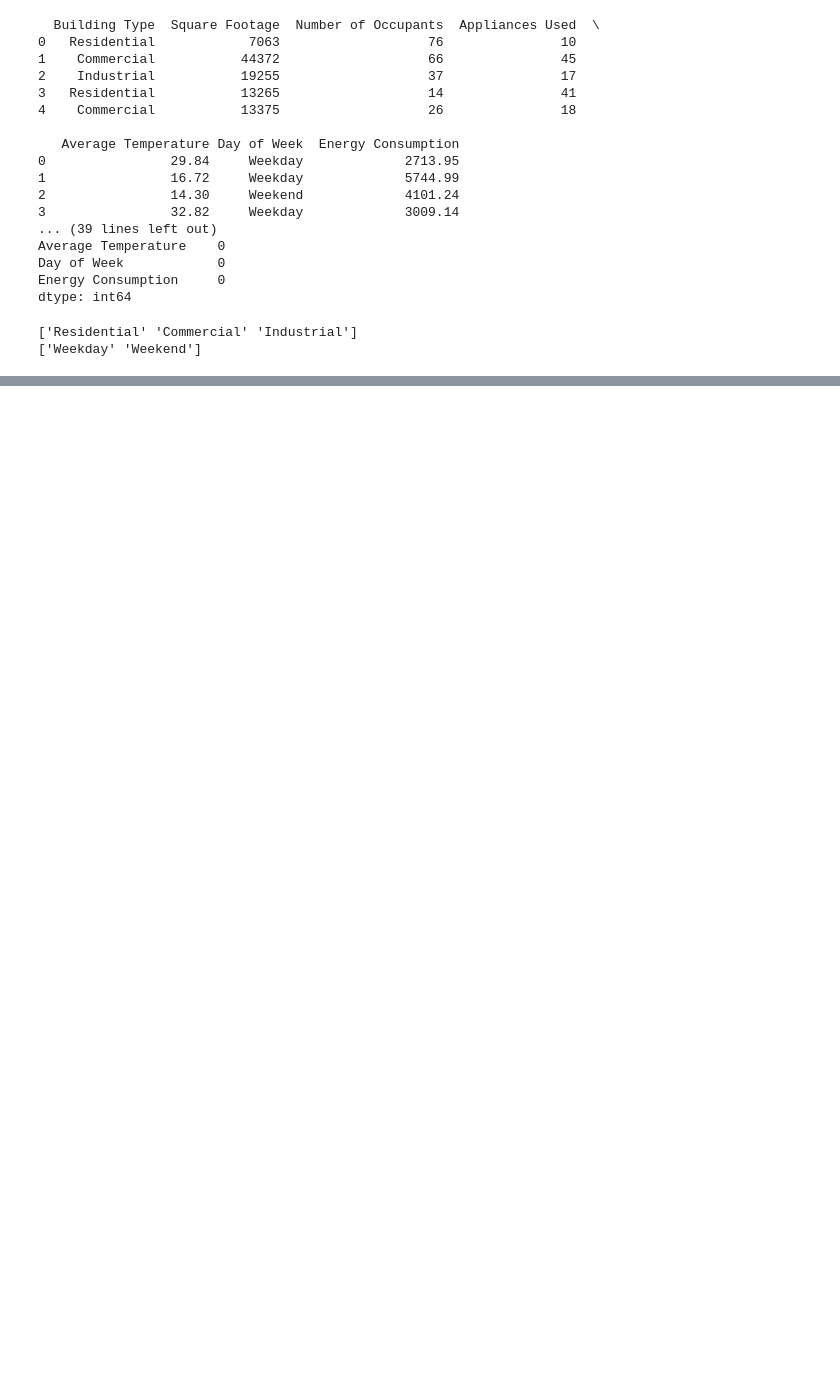
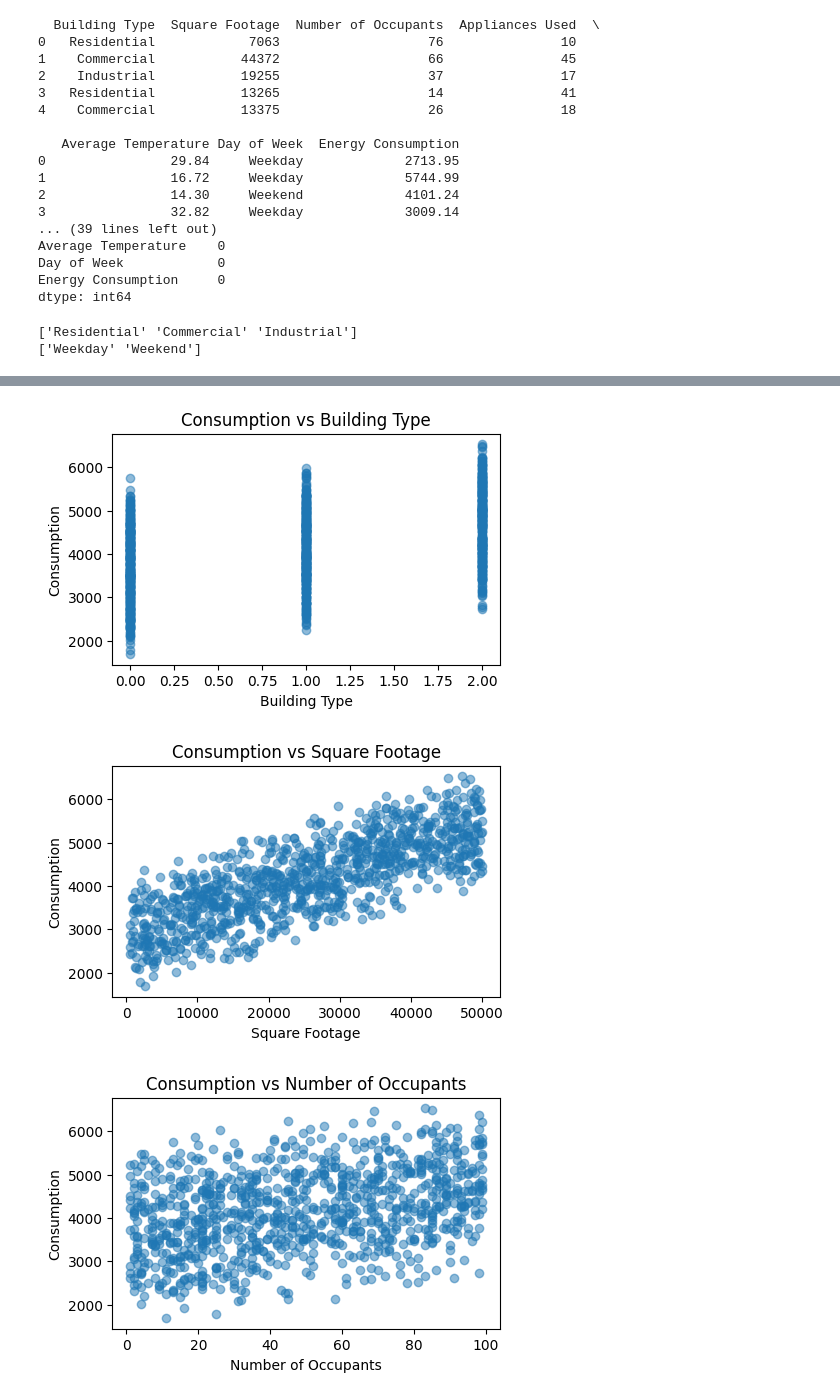
Before and after one commit to Yamm23/Learning-Macine-Learning, a Jupyter notebook: EnergyConsumption.ipynb, the cells around one changed output, grey strips where cells are left out. Drawn from its saved outputs; the diff is of its cells as text; code cells hidden in the pictures; blank space fills up the shorter version.

```diff
--- a/EnergyConsumption.ipynb
+++ b/EnergyConsumption.ipynb
@@ -66,0 +63,12 @@ data
+# %%
+for column in data.select_dtypes(include=['float64', 'int64']).columns:
+  plt.figure(figsize=(5, 3))
+  plt.scatter(df[column], df['Energy Consumption'], alpha=0.5)
+  plt.xlabel(column)
+  plt.ylabel('Consumption')
+  plt.title(f'Consumption vs {column}')
+  plt.show()
+# %% [output]
+[figure, added]
+[figure, added]
+[figure, added]
```
Also changed, not shown: parts of 6 cells of this notebook.
